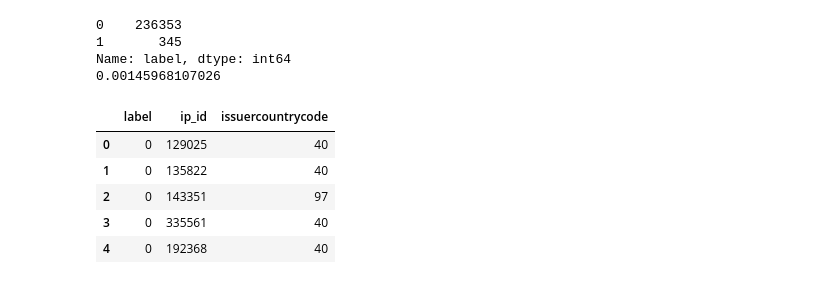
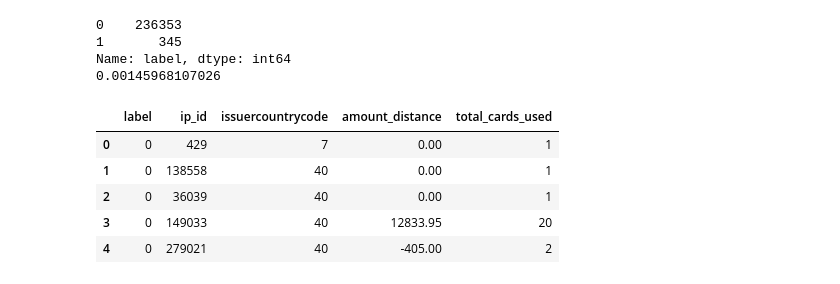
Before and after one commit to werew/Cyber_Data_Analytics_Labs, a Jupyter notebook: smote_anal.ipynb, the cells around one changed output. Drawn from its saved outputs; the diff is of its cells as text; code cells hidden in the pictures.

```diff
--- a/smote_anal.ipynb
+++ b/smote_anal.ipynb
@@ -75,16 +77,16 @@ Name: label, dtype: int64
 0.00145968107026
 # %%
 # TODO clean and filter only the interesting features, this is just an example:
-df_interesting = df[['label','ip_id','issuercountrycode']]
+df_interesting = df[['label','ip_id','issuercountrycode','amount_distance','total_cards_used']]
 df_interesting = df_interesting.sample(frac=1).reset_index(drop=True)
 df_interesting.head()
 # %% [output]
-|  | label | ip_id | issuercountrycode |
-| 0 | 0 | 129025 | 40 |
-| 1 | 0 | 135822 | 40 |
-| 2 | 0 | 143351 | 97 |
-| 3 | 0 | 335561 | 40 |
-| 4 | 0 | 192368 | 40 |
+|  | label | ip_id | issuercountrycode | amount_distance | total_cards_used |
+| 0 | 0 | 429 | 7 | 0.00 | 1 |
+| 1 | 0 | 138558 | 40 | 0.00 | 1 |
+| 2 | 0 | 36039 | 40 | 0.00 | 1 |
+| 3 | 0 | 149033 | 40 | 12833.95 | 20 |
+| 4 | 0 | 279021 | 40 | -405.00 | 2 |
 # %%
 # # Convert categorical variable into dummy/indicator variables for learning
 # df_encoded = pd.get_dummies(df_interesting)
```
Also changed, not shown: parts of 4 cells of this notebook, 1 other file.
